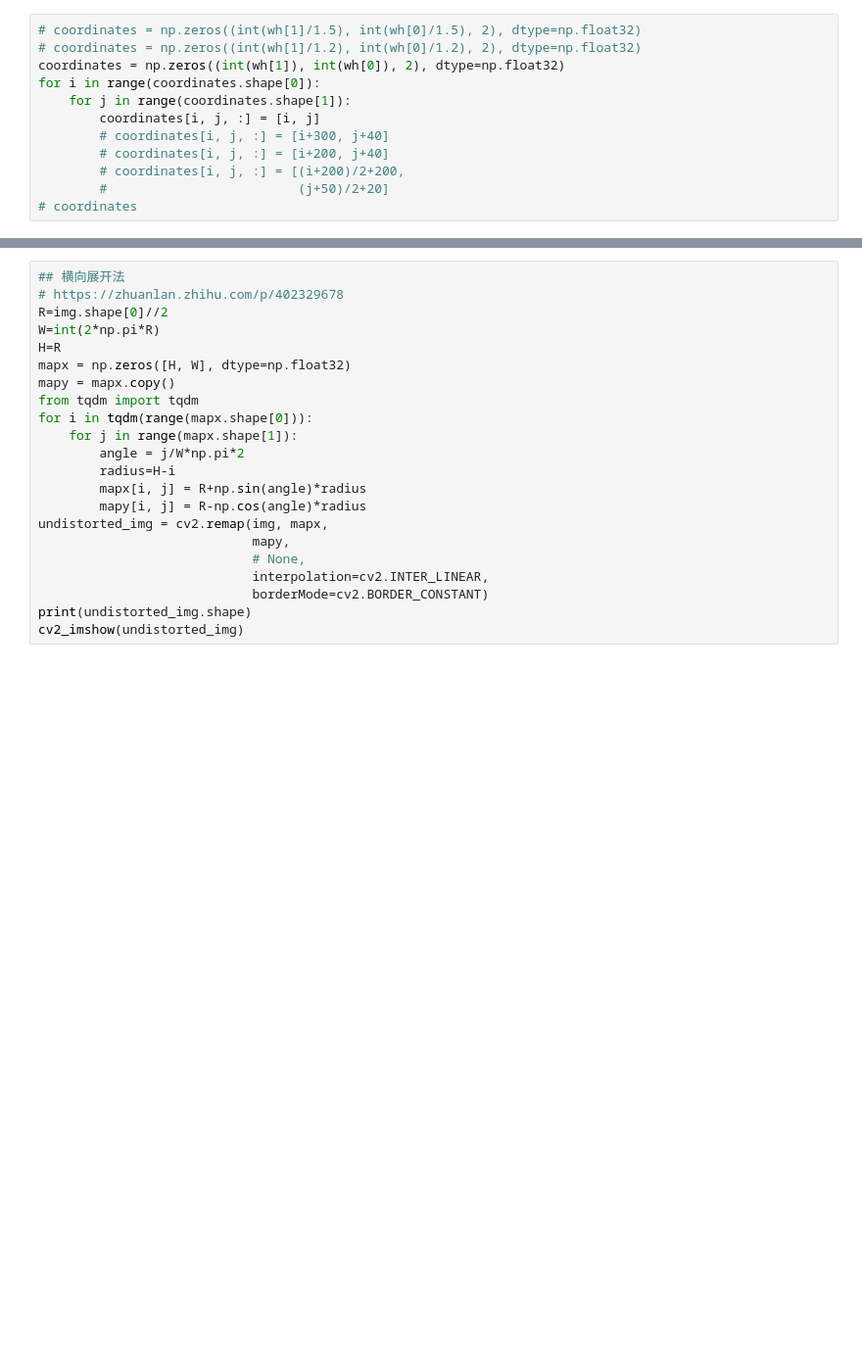
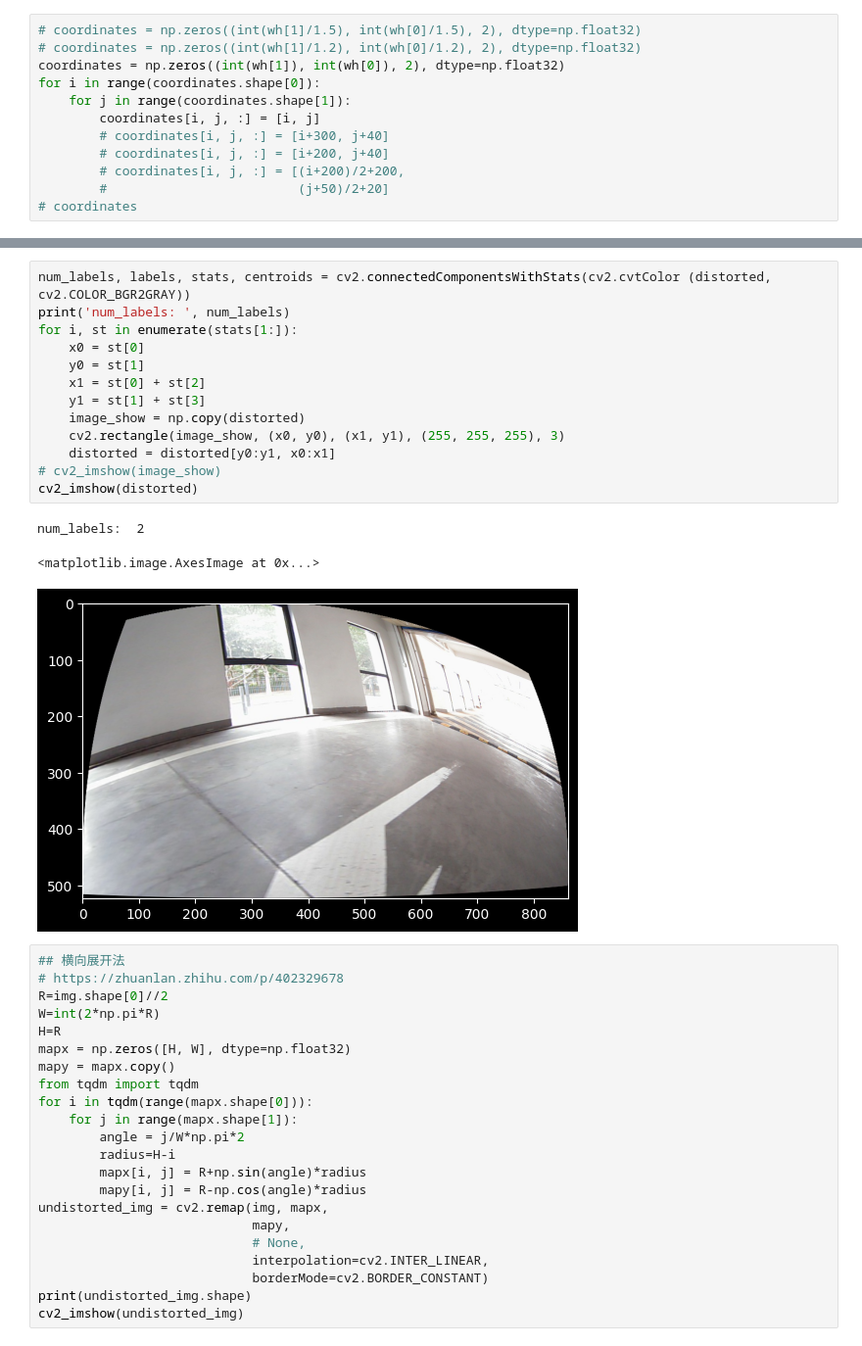
Before and after one commit to 2catycm/MyDepth, a Jupyter notebook: fisheye_test.ipynb, the cells around one changed output, grey strips where cells are left out. Shown at 98% size. Cells and saved outputs as stored; diff of their text form; blank space fills up the shorter version.

```diff
--- a/fisheye_test.ipynb
+++ b/fisheye_test.ipynb
@@ -106,3 +108,20 @@ cv2_imshow(distorted)
+# %%
+num_labels, labels, stats, centroids = cv2.connectedComponentsWithStats(cv2.cvtColor (distorted, cv2.COLOR_BGR2GRAY))
+print('num_labels: ', num_labels)
+for i, st in enumerate(stats[1:]):
+    x0 = st[0]
+    y0 = st[1]
+    x1 = st[0] + st[2]
+    y1 = st[1] + st[3]
+    image_show = np.copy(distorted)
+    cv2.rectangle(image_show, (x0, y0), (x1, y1), (255, 255, 255), 3)
+    distorted = distorted[y0:y1, x0:x1]
+# cv2_imshow(image_show)
+cv2_imshow(distorted)
+# %% [output]
+num_labels:  2
+<matplotlib.image.AxesImage at 0x...>
+[figure, added]
 # %%
 ## 横向展开法
 # https://zhuanlan.zhihu.com/p/402329678
```
Also changed, not shown: parts of 3 cells of this notebook.
